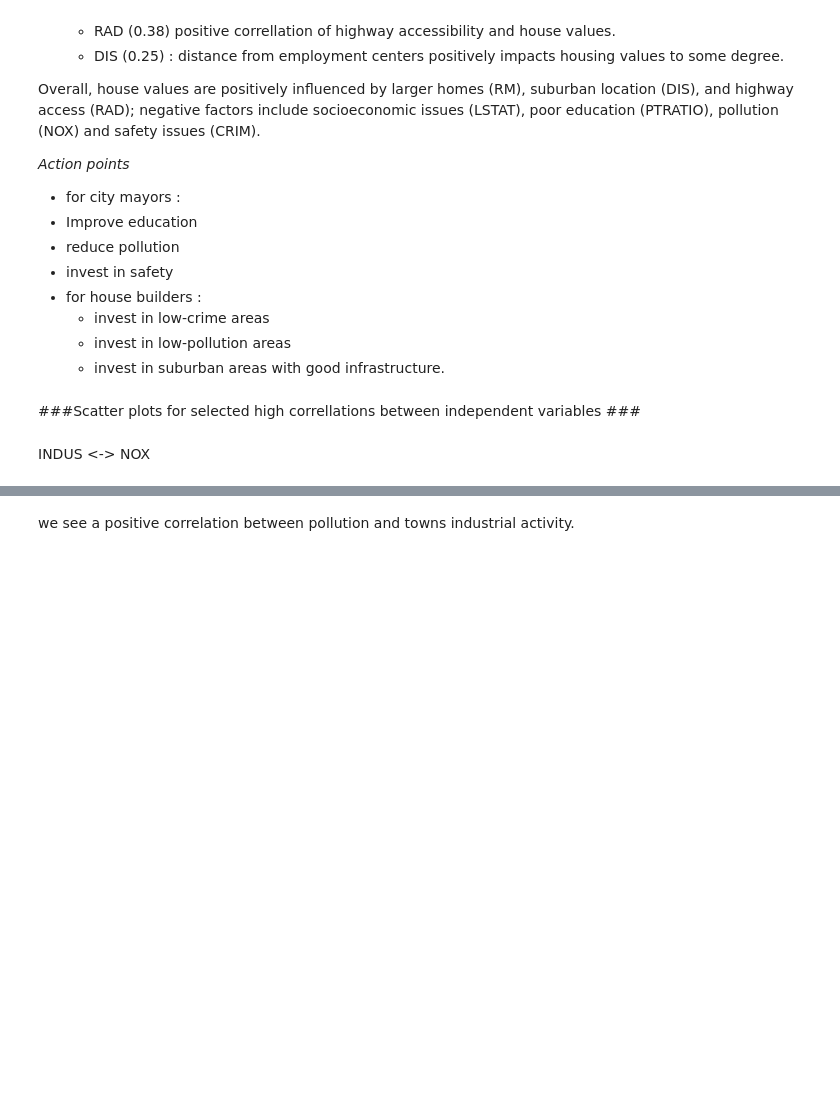
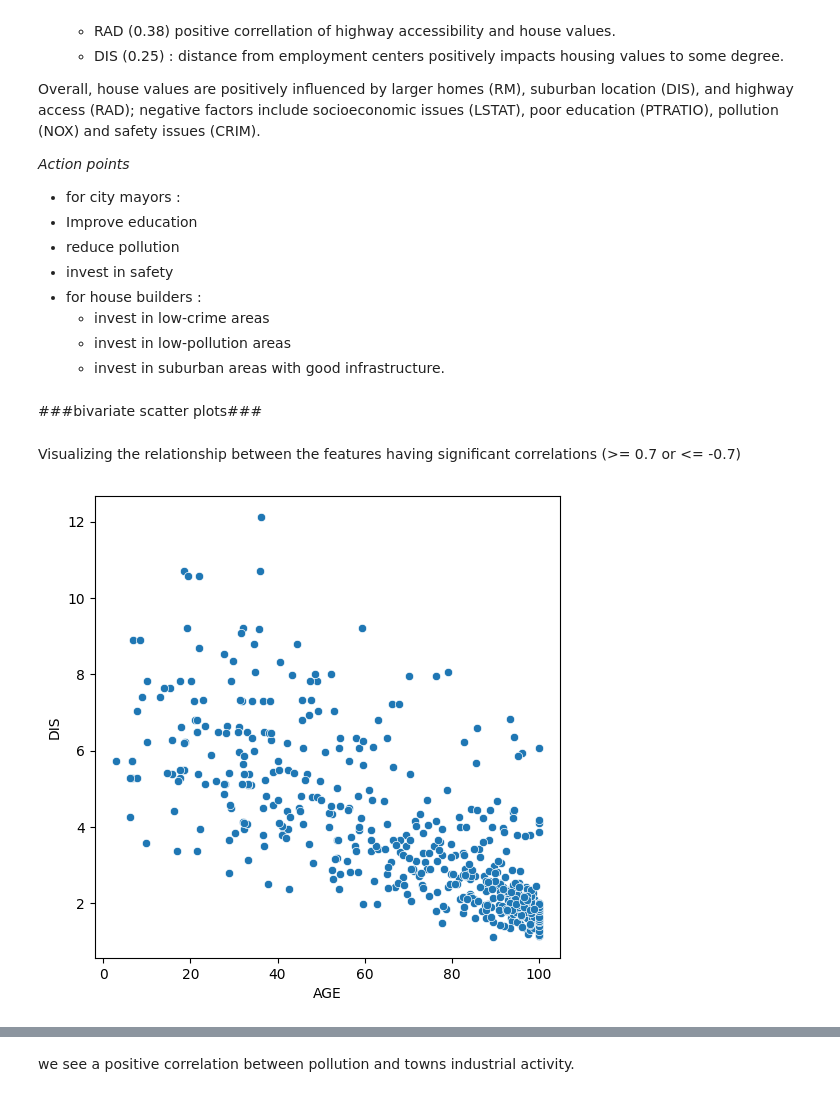
Before and after one commit to avandenberghe/boston_correllation, a Jupyter notebook: Boston_house_price_Full_Code.ipynb, the cells around one changed output, grey strips where cells are left out. Drawn from its saved outputs; the diff is of its cells as text; code cells hidden in the pictures; blank space fills up the shorter version.

```diff
--- a/Boston_house_price_Full_Code.ipynb
+++ b/Boston_house_price_Full_Code.ipynb
@@ -422,7 +444,14 @@ Overall, house values are positively influenced by larger homes (RM), suburban l
   * invest in low-crime areas
   * invest in low-pollution areas
   * invest in suburban areas with good infrastructure.
+# %% [markdown]
+###bivariate scatter plots###
 # %% [markdown]
-###Scatter plots for selected high correllations between independent variables ###
+Visualizing the relationship between the features having significant correlations (>= 0.7 or <= -0.7)
-# %% [markdown]
-INDUS <-> NOX
+# %%
+# Age vs Distance
+plt.figure(figsize = [6, 6])
+sns.scatterplot(x = df.AGE, y = df.DIS)
+plt.show()
+# %% [output]
+[figure, added]
```
Also changed, not shown: parts of 70 cells of this notebook.
